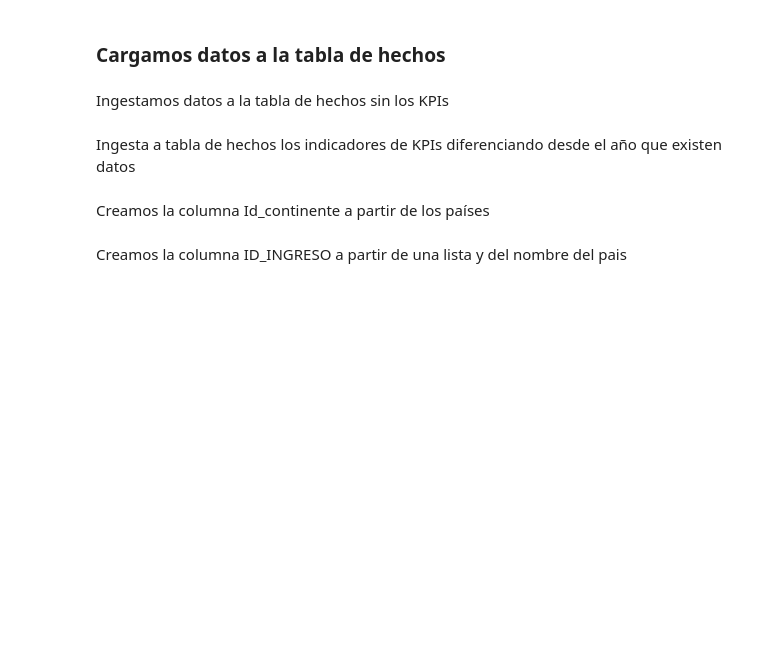
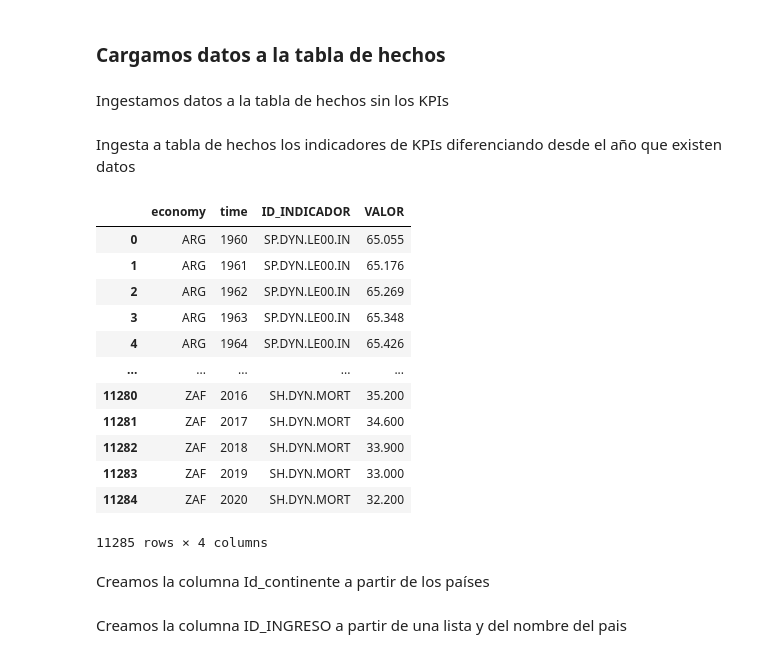
Before and after one commit to grupohenryds03/esperanza_vida, a Jupyter notebook: snowflake_DataLake.ipynb, the cells around one changed output. Saved outputs shown, nothing was run; the diff lists cells and outputs as text; code cells hidden in the pictures; blank space fills up the shorter version.

```diff
--- a/snowflake_DataLake.ipynb
+++ b/snowflake_DataLake.ipynb
@@ -454,6 +466,22 @@ leftmerge=pd.merge(leftmerge,MC52, how="left", on=['economy', 'time'] )
 # %%
 #Hacemos el melt de los datos para poder concatenar luego a la tabla de hechos
 leftmerge=leftmerge.melt(id_vars=['economy','time'], var_name="ID_INDICADOR", value_name="VALOR")
+# %%
+leftmerge
+# %% [output]
+|  | economy | time | ID_INDICADOR | VALOR |
+| 0 | ARG | 1960 | SP.DYN.LE00.IN | 65.055 |
+| 1 | ARG | 1961 | SP.DYN.LE00.IN | 65.176 |
+| 2 | ARG | 1962 | SP.DYN.LE00.IN | 65.269 |
+| 3 | ARG | 1963 | SP.DYN.LE00.IN | 65.348 |
+| 4 | ARG | 1964 | SP.DYN.LE00.IN | 65.426 |
+| ... | ... | ... | ... | ... |
+| 11280 | ZAF | 2016 | SH.DYN.MORT | 35.200 |
+| 11281 | ZAF | 2017 | SH.DYN.MORT | 34.600 |
+| 11282 | ZAF | 2018 | SH.DYN.MORT | 33.900 |
+| 11283 | ZAF | 2019 | SH.DYN.MORT | 33.000 |
+| 11284 | ZAF | 2020 | SH.DYN.MORT | 32.200 |
+11285 rows × 4 columns
 # %%
 #Agregamos los indicadores de KPI's a la tabla de hechos
 hechos=pd.concat([df2,leftmerge])
```
Also changed, not shown: parts of 15 cells of this notebook, 2 other files.
